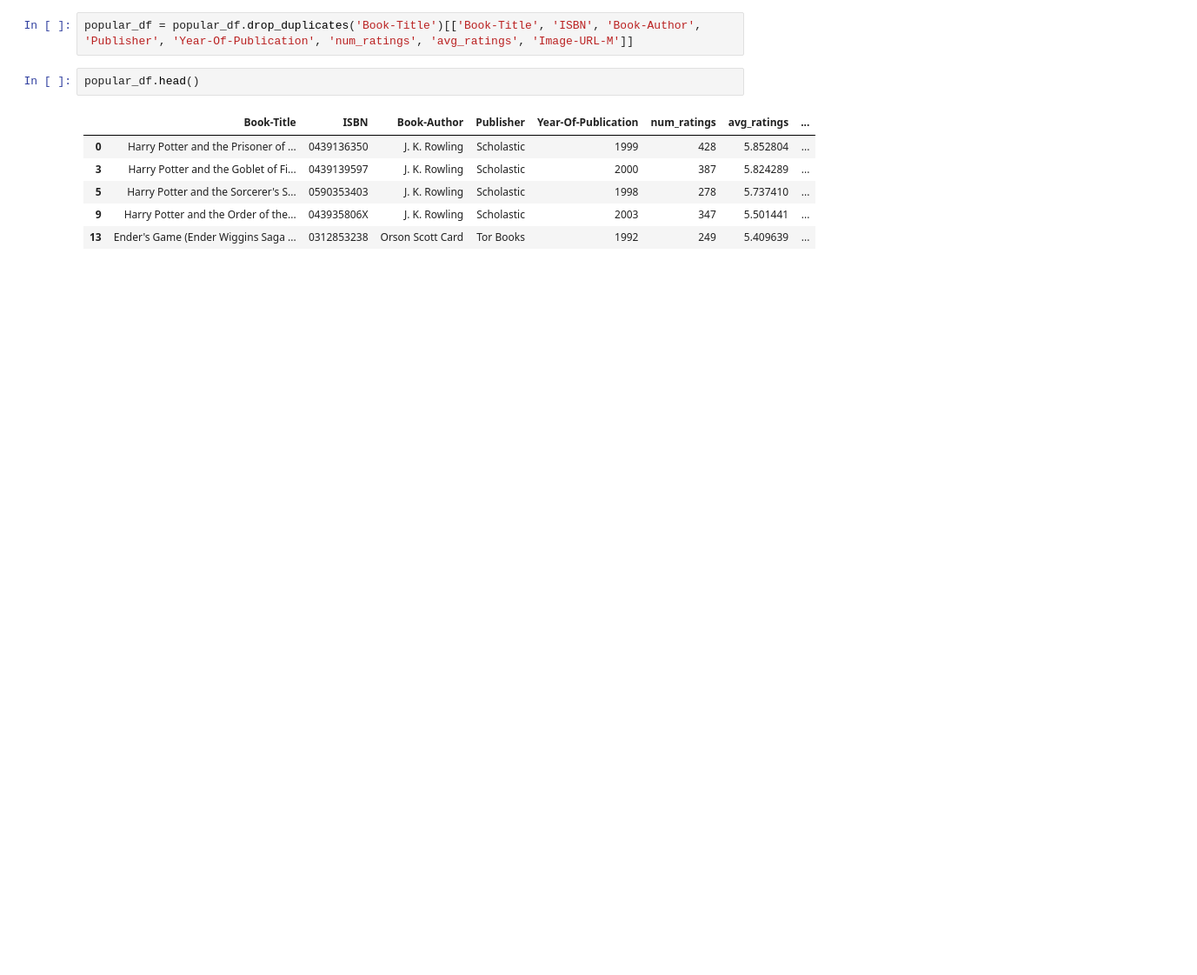
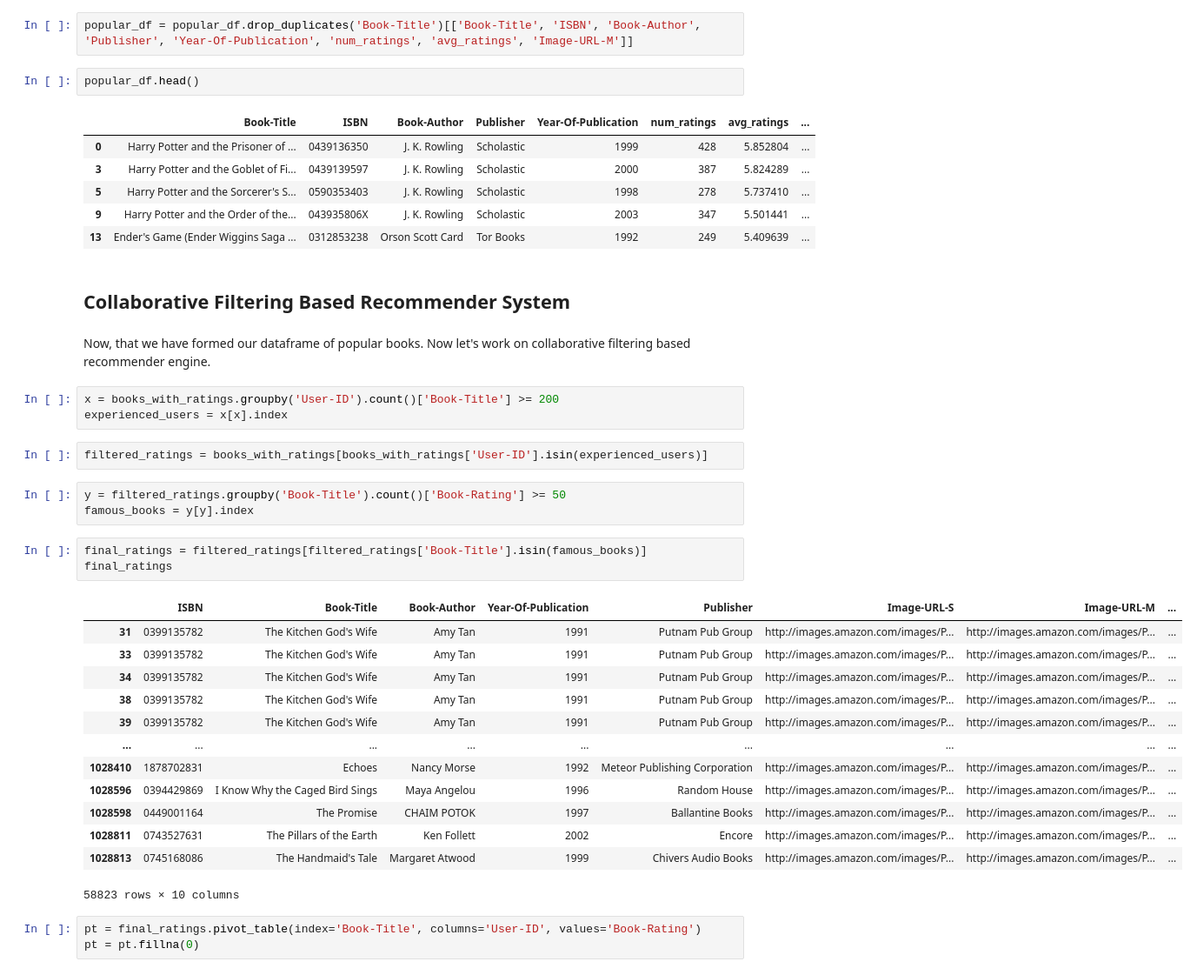
Before and after one commit to M-Awwab-Khan/collaborative-filtering-based-book-recommender-application, a Jupyter notebook: collaborative_filtering_book_recommender.ipynb, the cells around one changed output. Shown at 87% size. Saved outputs shown, nothing was run; the diff lists cells and outputs as text; blank space fills up the shorter version.

```diff
--- a/collaborative_filtering_book_recommender.ipynb
+++ b/collaborative_filtering_book_recommender.ipynb
@@ -358,3 +340,35 @@ popular_df.head()
 | 5 | Harry Potter and the Sorcerer's S... | 0590353403 | J. K. Rowling | Scholastic | 1998 | 278 | 5.737410 | ... |
 | 9 | Harry Potter and the Order of the... | 043935806X | J. K. Rowling | Scholastic | 2003 | 347 | 5.501441 | ... |
 | 13 | Ender's Game (Ender Wiggins Saga ... | 0312853238 | Orson Scott Card | Tor Books | 1992 | 249 | 5.409639 | ... |
+# %% [markdown]
+## Collaborative Filtering Based Recommender System
+# %% [markdown]
+Now, that we have formed our dataframe of popular books. Now let's work on collaborative filtering based recommender engine.
+# %%
+x = books_with_ratings.groupby('User-ID').count()['Book-Title'] >= 200
+experienced_users = x[x].index
+# %%
+filtered_ratings = books_with_ratings[books_with_ratings['User-ID'].isin(experienced_users)]
+# %%
+y = filtered_ratings.groupby('Book-Title').count()['Book-Rating'] >= 50
+famous_books = y[y].index
+# %%
+final_ratings = filtered_ratings[filtered_ratings['Book-Title'].isin(famous_books)]
+final_ratings
+# %% [output]
+|  | ISBN | Book-Title | Book-Author | Year-Of-Publication | Publisher | Image-URL-S | Image-URL-M | ... |
+| 31 | 0399135782 | The Kitchen God's Wife | Amy Tan | 1991 | Putnam Pub Group | http://images.amazon.com/images/P... | http://images.amazon.com/images/P... | ... |
+| 33 | 0399135782 | The Kitchen God's Wife | Amy Tan | 1991 | Putnam Pub Group | http://images.amazon.com/images/P... | http://images.amazon.com/images/P... | ... |
+| 34 | 0399135782 | The Kitchen God's Wife | Amy Tan | 1991 | Putnam Pub Group | http://images.amazon.com/images/P... | http://images.amazon.com/images/P... | ... |
+| 38 | 0399135782 | The Kitchen God's Wife | Amy Tan | 1991 | Putnam Pub Group | http://images.amazon.com/images/P... | http://images.amazon.com/images/P... | ... |
+| 39 | 0399135782 | The Kitchen God's Wife | Amy Tan | 1991 | Putnam Pub Group | http://images.amazon.com/images/P... | http://images.amazon.com/images/P... | ... |
+| ... | ... | ... | ... | ... | ... | ... | ... | ... |
+| 1028410 | 1878702831 | Echoes | Nancy Morse | 1992 | Meteor Publishing Corporation | http://images.amazon.com/images/P... | http://images.amazon.com/images/P... | ... |
+| 1028596 | 0394429869 | I Know Why the Caged Bird Sings | Maya Angelou | 1996 | Random House | http://images.amazon.com/images/P... | http://images.amazon.com/images/P... | ... |
+| 1028598 | 0449001164 | The Promise | CHAIM POTOK | 1997 | Ballantine Books | http://images.amazon.com/images/P... | http://images.amazon.com/images/P... | ... |
+| 1028811 | 0743527631 | The Pillars of the Earth | Ken Follett | 2002 | Encore | http://images.amazon.com/images/P... | http://images.amazon.com/images/P... | ... |
+| 1028813 | 0745168086 | The Handmaid's Tale | Margaret Atwood | 1999 | Chivers Audio Books | http://images.amazon.com/images/P... | http://images.amazon.com/images/P... | ... |
+58823 rows × 10 columns
+# %%
+pt = final_ratings.pivot_table(index='Book-Title', columns='User-ID', values='Book-Rating')
+pt = pt.fillna(0)
```
Also changed, not shown: parts of 6 cells of this notebook.
